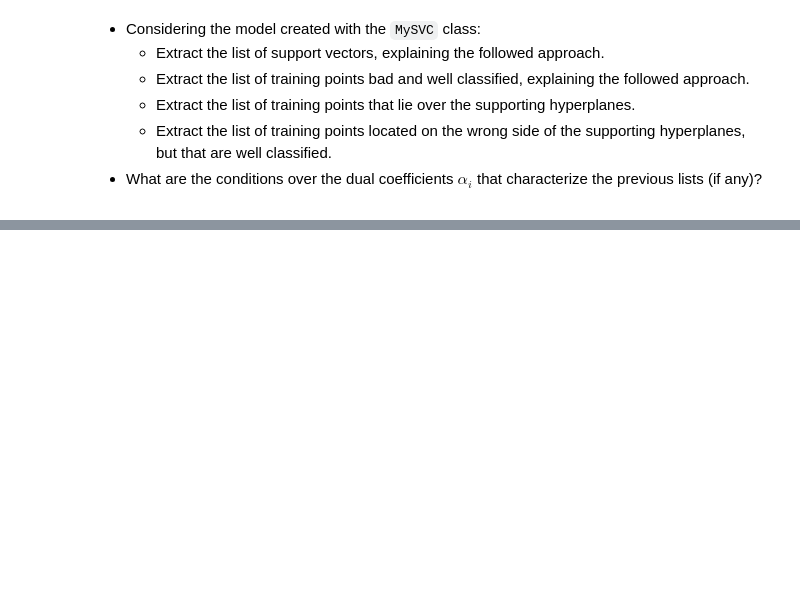
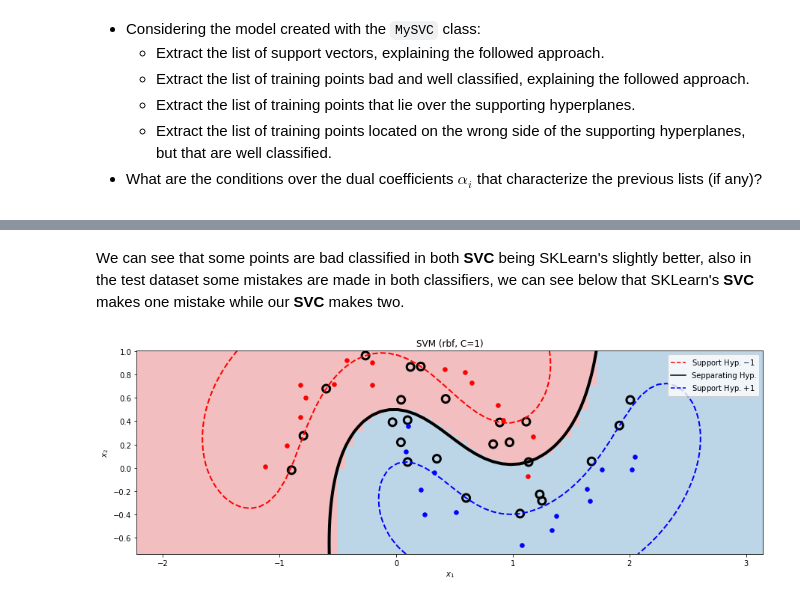
Before and after one commit to OscarGB/MUCD-MAAA, a Jupyter notebook: Practica 1/SMO.ipynb, the cells around one changed output, grey strips where cells are left out. Saved outputs shown, nothing was run; the diff lists cells and outputs as text; code cells hidden in the pictures; blank space fills up the shorter version.

```diff
--- a/Practica 1/SMO.ipynb
+++ b/Practica 1/SMO.ipynb
@@ -419,0 +527,6 @@ Points well classfied but wrong side alphas: [1. 1. 1. 1. 1. 1. 1. 1. 1. 1. 1. 1
+# %% [markdown]
+We can see that some points are bad classified in both **SVC** being SKLearn's slightly better, also in the test dataset some mistakes are made in both classifiers, we can see below that SKLearn's **SVC** makes one mistake while our **SVC** makes two.
+# %%
+plot_svc(x_te, y_te, model_sk)
+# %% [output]
+[figure, added]
```
Also changed, not shown: parts of 14 cells of this notebook.
